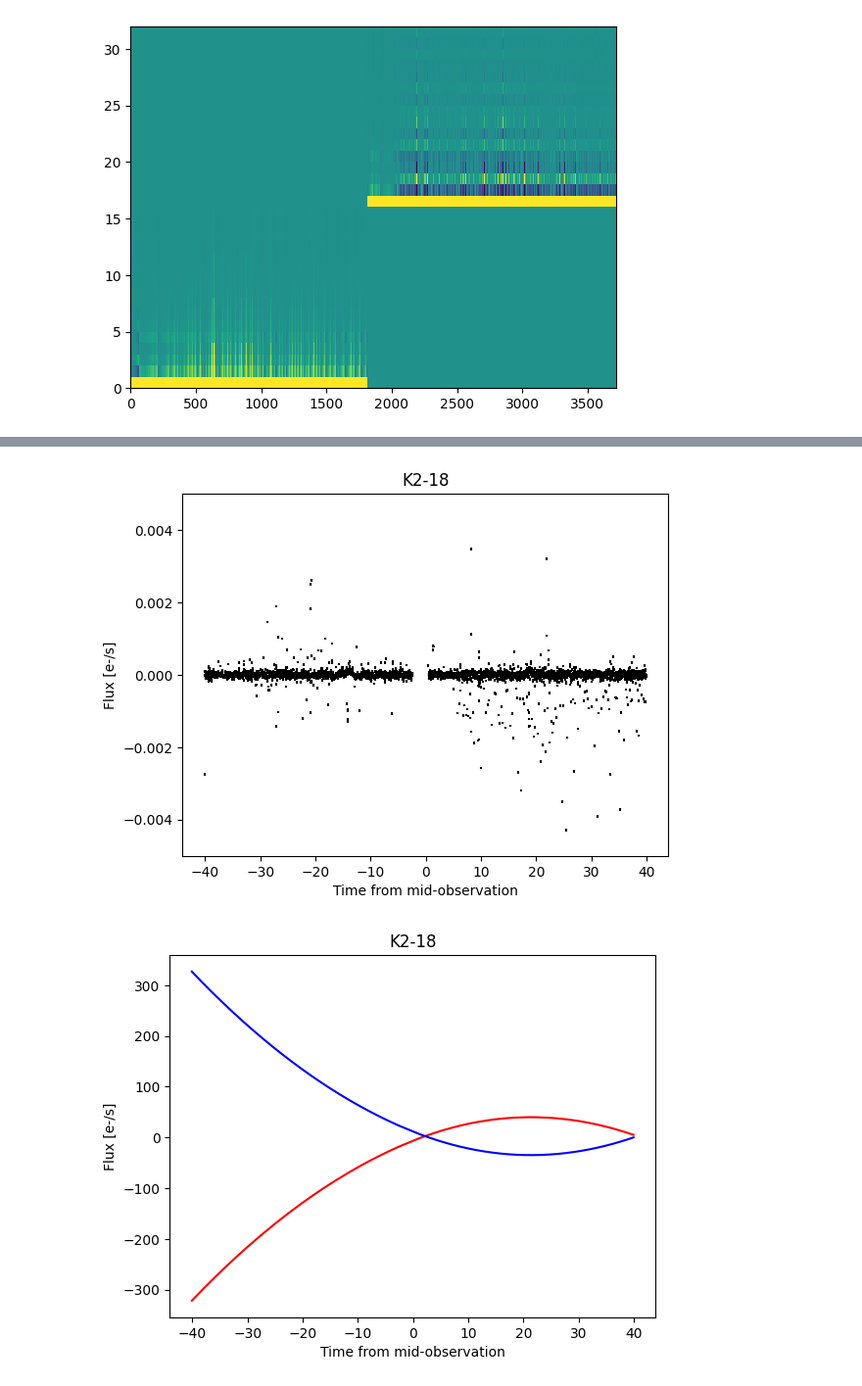
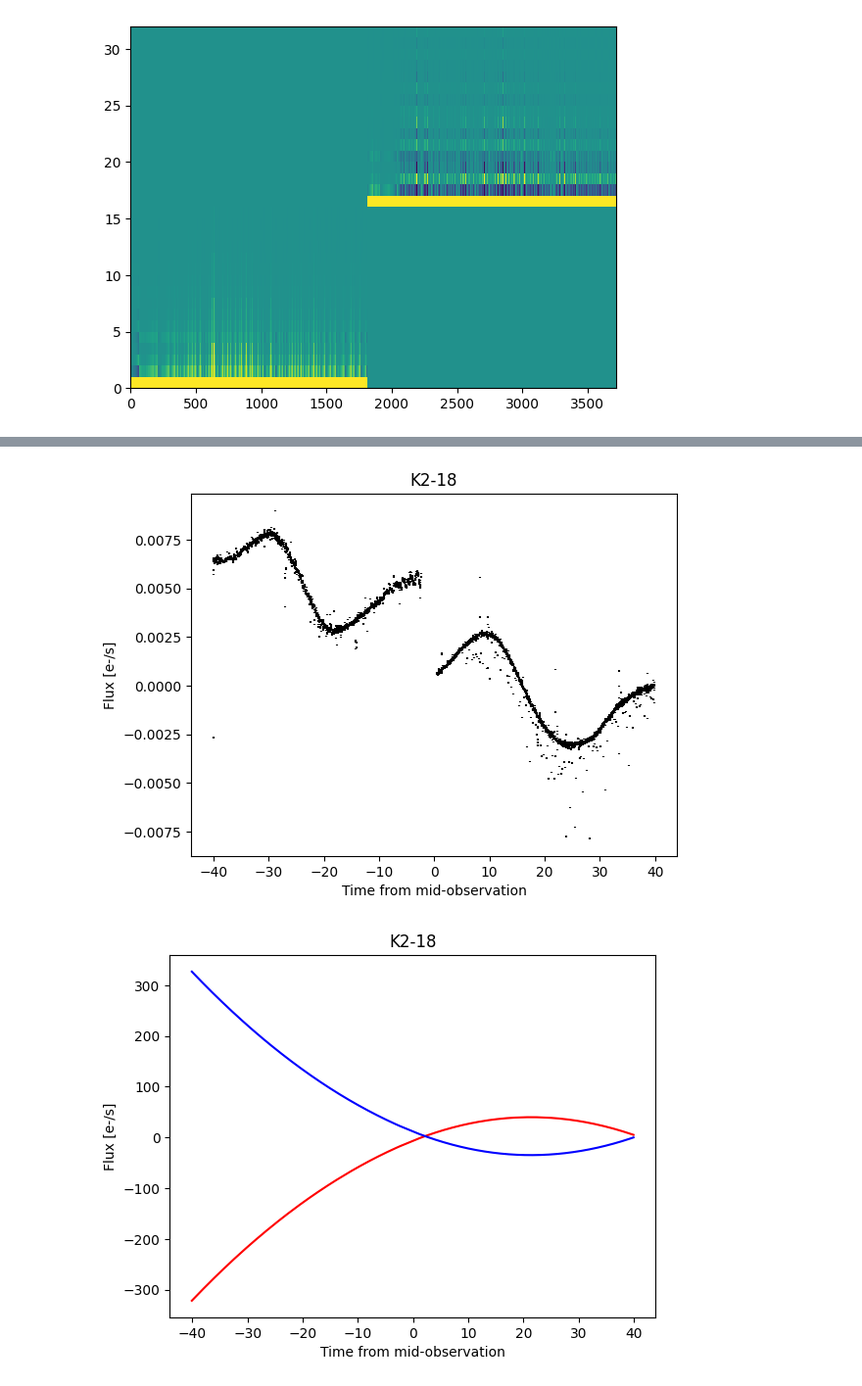
Before and after one commit to PandoraMission/lamatrix, a Jupyter notebook: docs/use-cases/fiting-K2-noise.ipynb, the cells around one changed output, grey strips where cells are left out. Shown: that part at 98% size. Cells and saved outputs as stored; diff of their text form; code cells hidden in the pictures.

```diff
--- a/docs/use-cases/fiting-K2-noise.ipynb
+++ b/docs/use-cases/fiting-K2-noise.ipynb
@@ -109,7 +115,7 @@ p3 = la.Polynomial1DGenerator(x_name='t', polyorder=3)
 
 p1 = la.BoundedGenerator(p1, x_name='t', bounds=[(-50, 0), (0, 50)])
 
-systematics = p1 * p2 * p3
+systematics = p1 * p2 #* p3
 
 astro = la.Spline1DGenerator(np.linspace(time.min(), time.max(), 40), x_name='t')
 
@@ -119,9 +130,9 @@ model.fit(c=col, r=row, t=time, data=y, errors=ye, mask=~outliers)
 # %%
 fig, ax = plt.subplots()
-ax.errorbar(time, y - model(c=col, r=row, t=time), ye, ls='', color='k')
-ax.set(xlabel='Time from mid-observation', ylabel='Flux [e-/s]', title='K2-18', ylim=(-0.005, 0.005));
+ax.errorbar(time, y - model[0](c=col, r=row, t=time), ye, ls='', color='k')
+ax.set(xlabel='Time from mid-observation', ylabel='Flux [e-/s]', title='K2-18');
 # %% [output]
-[figure, old version]
+[figure, new version]
 # %%
 fig, ax = plt.subplots()
 ax.errorbar(time, y, ye, ls='', color='k')
```
Also changed, not shown: parts of 4 cells of this notebook, 1 other file.
